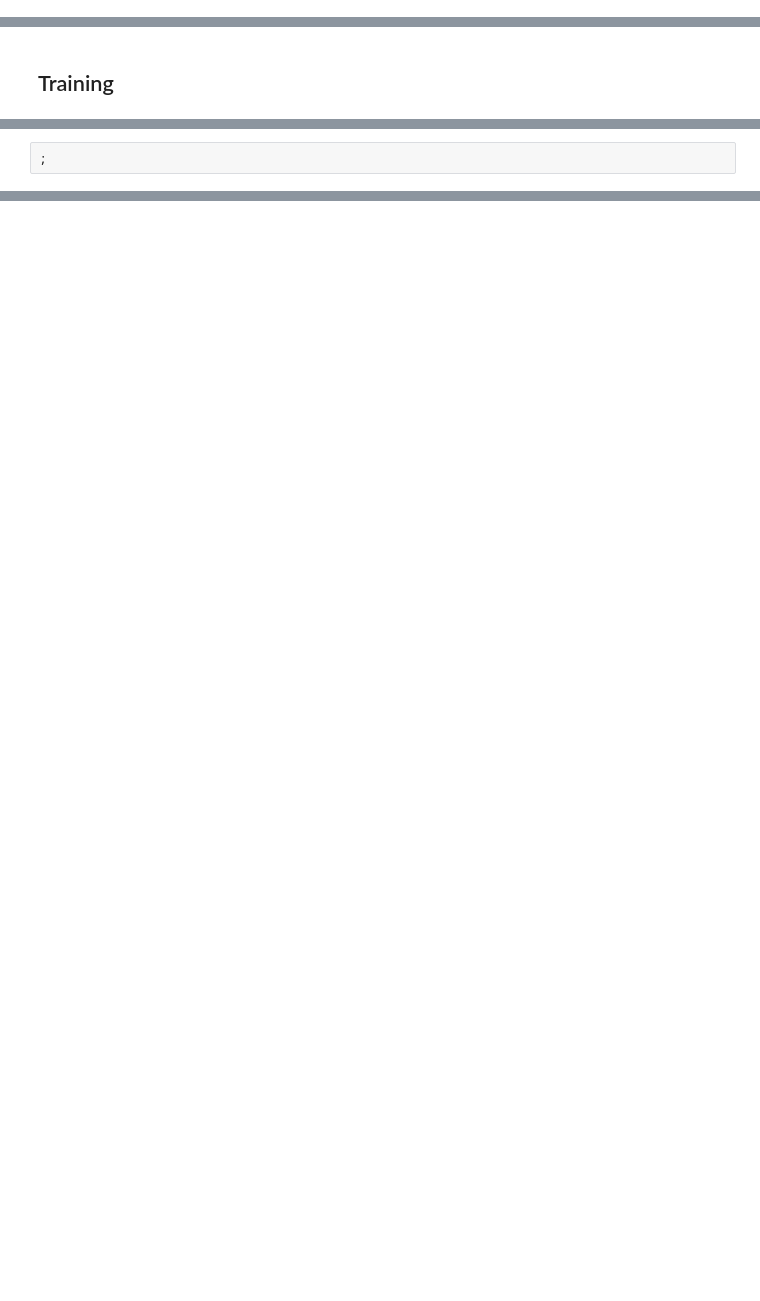
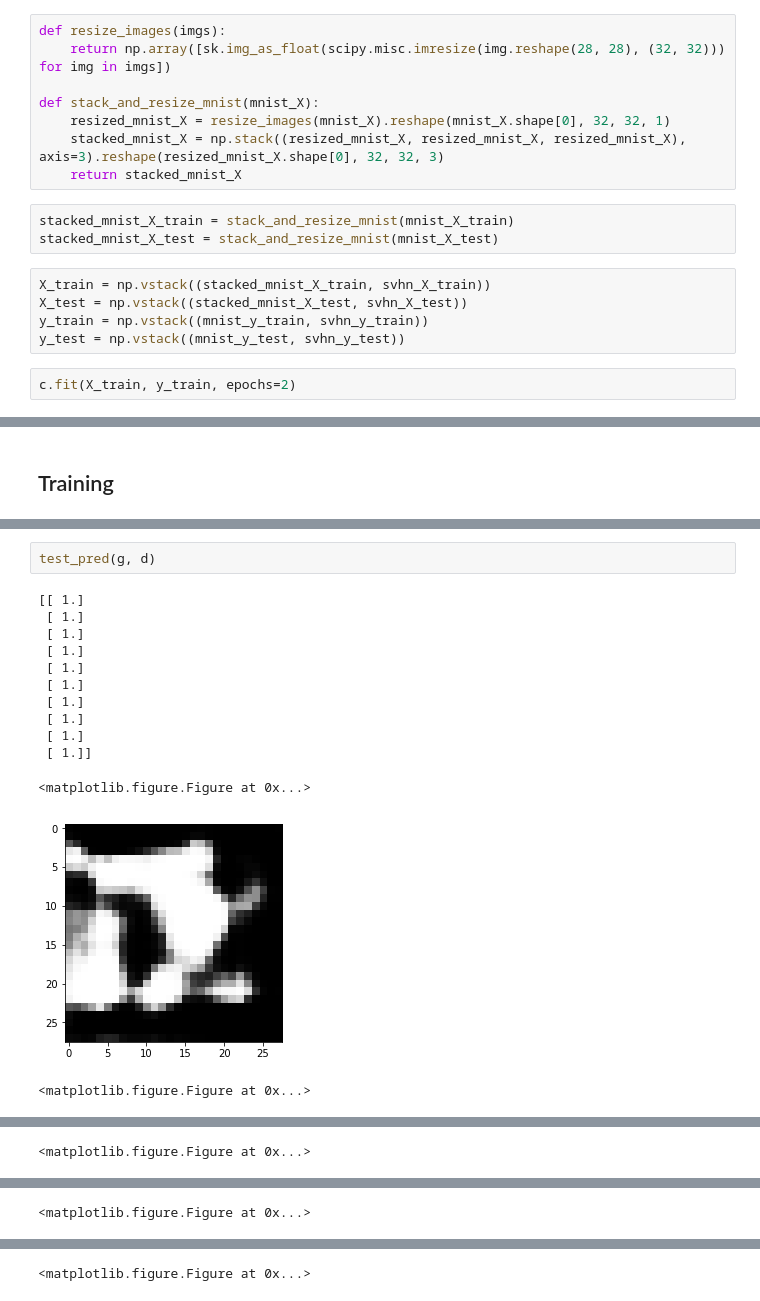
Before and after one commit to kevarifin14/cross-domain-image-generation, a Jupyter notebook: fgan.ipynb, the cells around one changed output, grey strips where cells are left out. Cells and saved outputs as stored; diff of their text form; blank space fills up the shorter version.

```diff
--- a/fgan.ipynb
+++ b/fgan.ipynb
@@ -104,0 +129,18 @@ def generator_with_discriminator(g, d):
+# %%
+def resize_images(imgs):
+    return np.array([sk.img_as_float(scipy.misc.imresize(img.reshape(28, 28), (32, 32))) for img in imgs])
+
+def stack_and_resize_mnist(mnist_X):
+    resized_mnist_X = resize_images(mnist_X).reshape(mnist_X.shape[0], 32, 32, 1)
+    stacked_mnist_X = np.stack((resized_mnist_X, resized_mnist_X, resized_mnist_X), axis=3).reshape(resized_mnist_X.shape[0], 32, 32, 3)
+    return stacked_mnist_X
+# %%
+stacked_mnist_X_train = stack_and_resize_mnist(mnist_X_train)
+stacked_mnist_X_test = stack_and_resize_mnist(mnist_X_test)
+# %%
+X_train = np.vstack((stacked_mnist_X_train, svhn_X_train))
+X_test = np.vstack((stacked_mnist_X_test, svhn_X_test))
+y_train = np.vstack((mnist_y_train, svhn_y_train))
+y_test = np.vstack((mnist_y_test, svhn_y_test))
+# %%
+c.fit(X_train, y_train, epochs=2)
@@ -168,2 +256,16 @@ SyntaxError: unexpected EOF while parsing (<ipython-input-5-860aa1453c88>, line
-# %%
-;
+# %%
+test_pred(g, d)
+# %% [output]
+[[ 1.]
+ [ 1.]
+ [ 1.]
+ [ 1.]
+ [ 1.]
+ [ 1.]
+ [ 1.]
+ [ 1.]
+ [ 1.]
+ [ 1.]]
+<matplotlib.figure.Figure at 0x...>
+[figure, added]
+<matplotlib.figure.Figure at 0x...>
@@ -169,0 +273 @@ SyntaxError: unexpected EOF while parsing (<ipython-input-5-860aa1453c88>, line
+<matplotlib.figure.Figure at 0x...>
@@ -169,0 +275 @@ SyntaxError: unexpected EOF while parsing (<ipython-input-5-860aa1453c88>, line
+<matplotlib.figure.Figure at 0x...>
@@ -169,0 +277 @@ SyntaxError: unexpected EOF while parsing (<ipython-input-5-860aa1453c88>, line
+<matplotlib.figure.Figure at 0x...>
```
Also changed, not shown: parts of 11 cells of this notebook.
